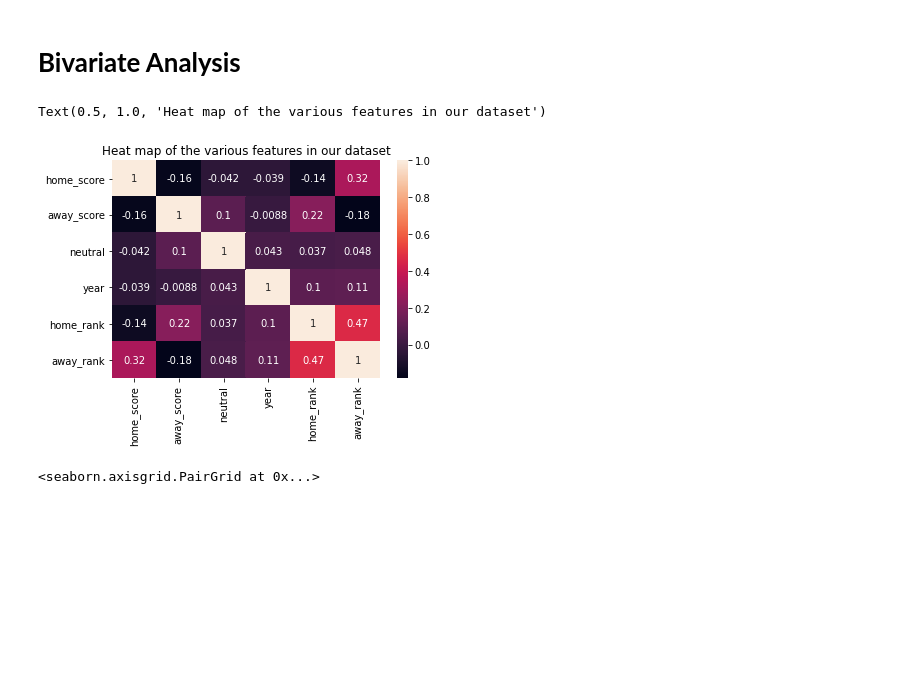
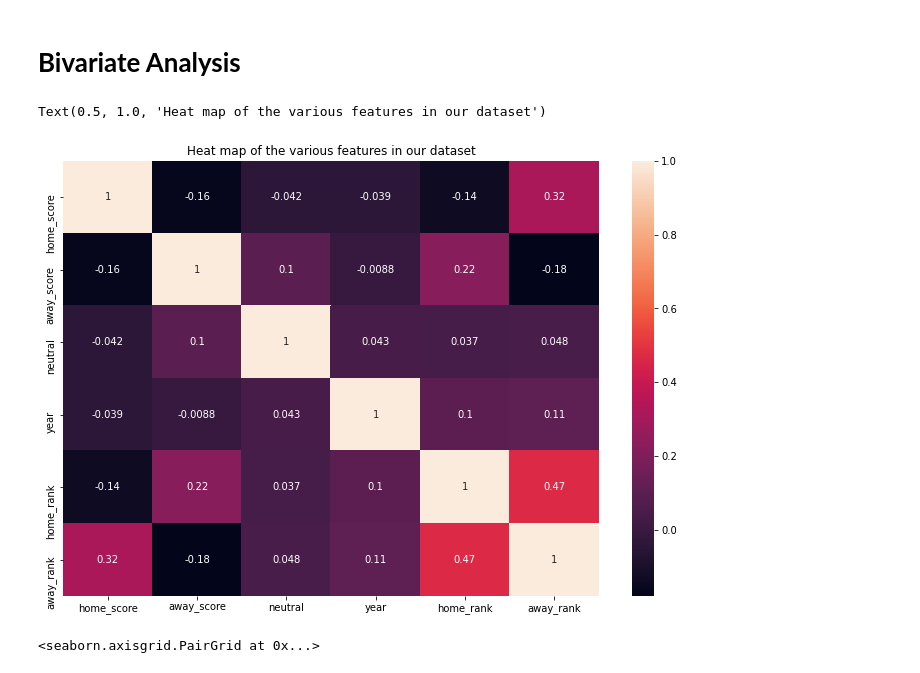
Before and after one commit to Obreintelly/Mchezo_Pesa_Football_Prediction_Analysis, a Jupyter notebook: Mchezo_Pesa_Football_Results_Prediction.ipynb, the cells around one changed output. Cells and saved outputs as stored; diff of their text form; code cells hidden in the pictures; blank space fills up the shorter version.

```diff
--- a/Mchezo_Pesa_Football_Results_Prediction.ipynb
+++ b/Mchezo_Pesa_Football_Results_Prediction.ipynb
@@ -822,11 +822,12 @@ dtype: int64
 # **Bivariate Analysis**
 # %%
 #Visualizing the correlation between the various features in our dataset
+fig, ax = plt.subplots(figsize=(12,8))
 sns.heatmap(df.corr(), annot=True)
 plt.title('Heat map of the various features in our dataset')
 # %% [output]
 Text(0.5, 1.0, 'Heat map of the various features in our dataset')
-[figure, old version]
+[figure, new version]
 # %%
 #Crossplots of features in our dataset
 sns.pairplot(df, hue='home_team_status', diag_kind='kde',plot_kws = {'alpha': 0.6, 's': 80, 'edgecolor': 'k'},
```
Also changed, not shown: parts of 74 cells of this notebook.
